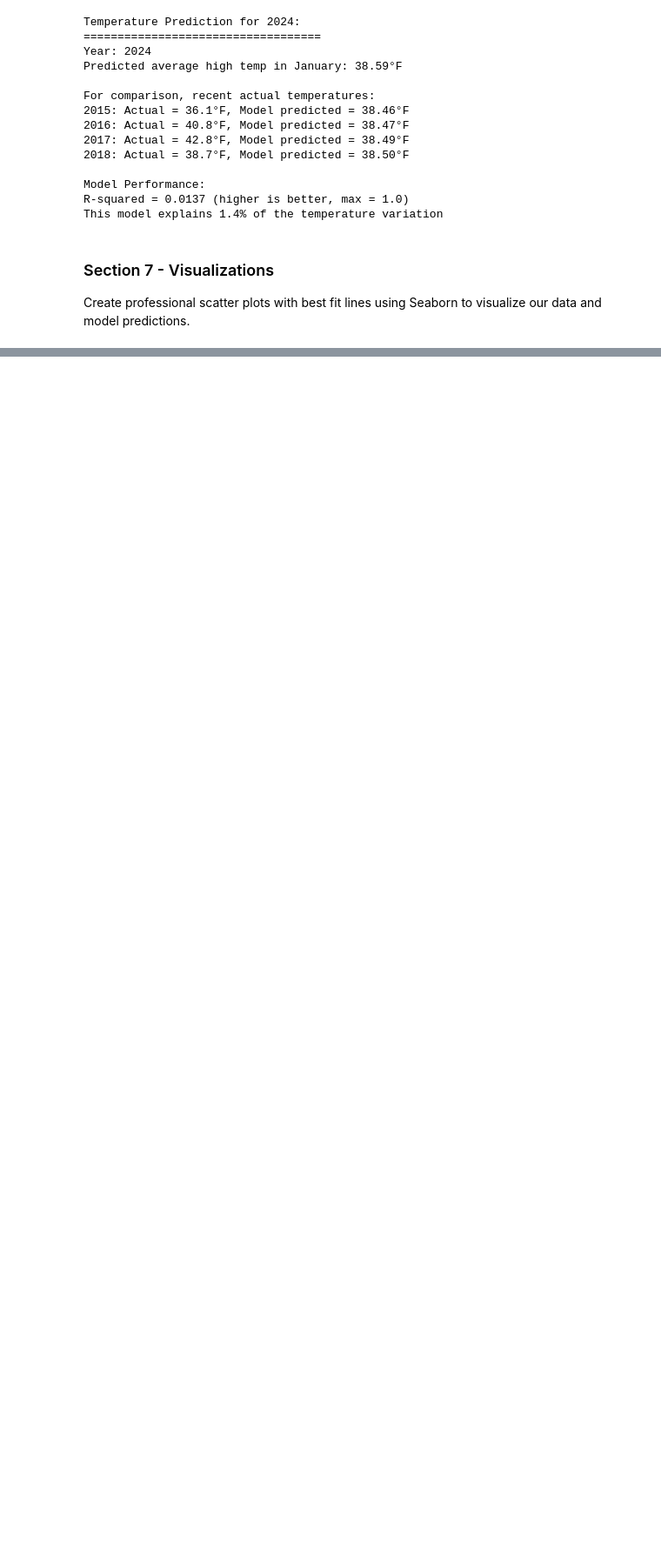
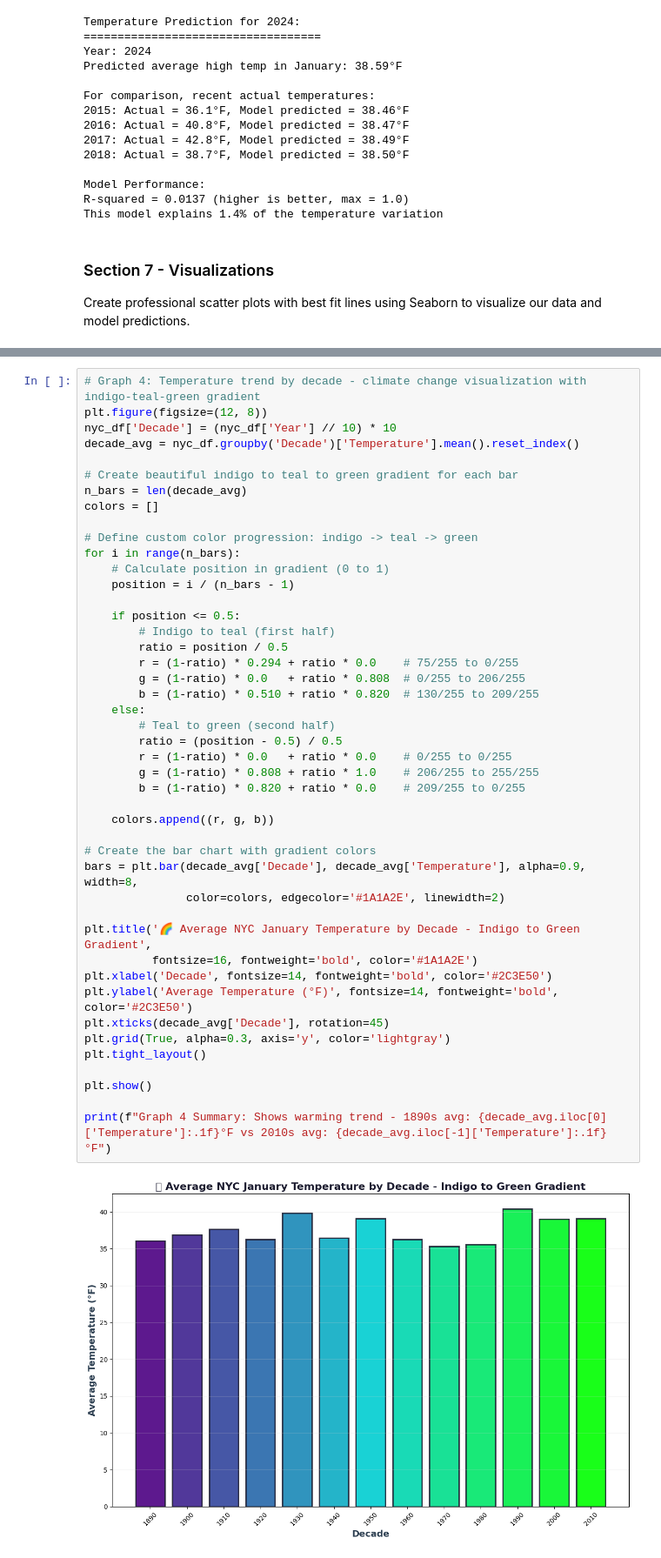
Before and after one commit to ksteele3712/datafun-07_ml, a Jupyter notebook: kristinesteele_ml.ipynb, the cells around one changed output, grey strips where cells are left out. Shown at 87% size. Cells and saved outputs as stored; diff of their text form; blank space fills up the shorter version.

```diff
--- a/kristinesteele_ml.ipynb
+++ b/kristinesteele_ml.ipynb
@@ -467,0 +534,47 @@ Create professional scatter plots with best fit lines using Seaborn to visualize
+# %%
+# Graph 4: Temperature trend by decade - climate change visualization with indigo-teal-green gradient
+plt.figure(figsize=(12, 8))
+nyc_df['Decade'] = (nyc_df['Year'] // 10) * 10
+decade_avg = nyc_df.groupby('Decade')['Temperature'].mean().reset_index()
+
+# Create beautiful indigo to teal to green gradient for each bar
+n_bars = len(decade_avg)
+colors = []
+
+# Define custom color progression: indigo -> teal -> green
+for i in range(n_bars):
+    # Calculate position in gradient (0 to 1)
+    position = i / (n_bars - 1)
+
+    if position <= 0.5:
+        # Indigo to teal (first half)
+        ratio = position / 0.5
+        r = (1-ratio) * 0.294 + ratio * 0.0    # 75/255 to 0/255
+        g = (1-ratio) * 0.0   + ratio * 0.808  # 0/255 to 206/255
+        b = (1-ratio) * 0.510 + ratio * 0.820  # 130/255 to 209/255
+    else:
+        # Teal to green (second half)
+        ratio = (position - 0.5) / 0.5
+        r = (1-ratio) * 0.0   + ratio * 0.0    # 0/255 to 0/255
+        g = (1-ratio) * 0.808 + ratio * 1.0    # 206/255 to 255/255
+        b = (1-ratio) * 0.820 + ratio * 0.0    # 209/255 to 0/255
+
+    colors.append((r, g, b))
+
+# Create the bar chart with gradient colors
+bars = plt.bar(decade_avg['Decade'], decade_avg['Temperature'], alpha=0.9, width=8,
+               color=colors, edgecolor='#1A1A2E', linewidth=2)
+
+plt.title('🌈 Average NYC January Temperature by Decade - Indigo to Green Gradient',
+          fontsize=16, fontweight='bold', color='#1A1A2E')
+plt.xlabel('Decade', fontsize=14, fontweight='bold', color='#2C3E50')
+plt.ylabel('Average Temperature (°F)', fontsize=14, fontweight='bold', color='#2C3E50')
+plt.xticks(decade_avg['Decade'], rotation=45)
+plt.grid(True, alpha=0.3, axis='y', color='lightgray')
+plt.tight_layout()
+
+plt.show()
+
+print(f"Graph 4 Summary: Shows warming trend - 1890s avg: {decade_avg.iloc[0]['Temperature']:.1f}°F vs 2010s avg: {decade_avg.iloc[-1]['Temperature']:.1f}°F")
+# %% [output]
+[figure, added]
```
Also changed, not shown: parts of 19 cells of this notebook, 1 other file.
